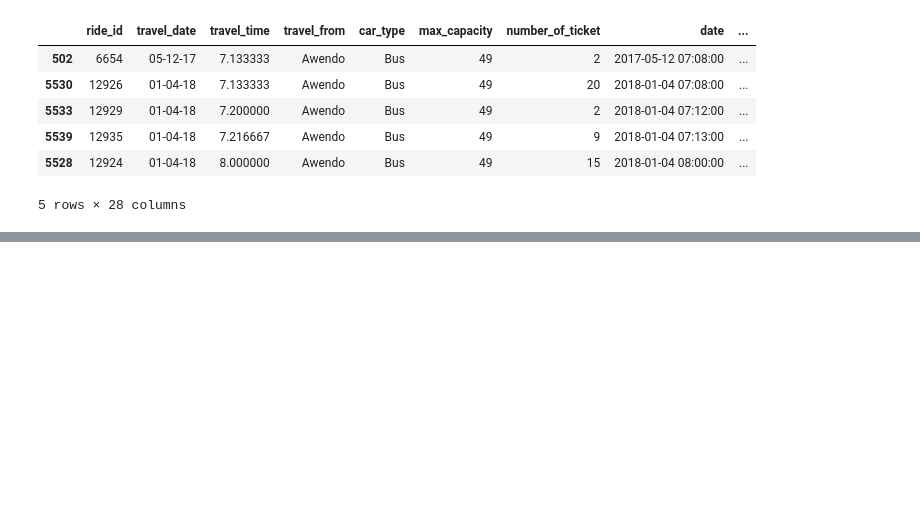
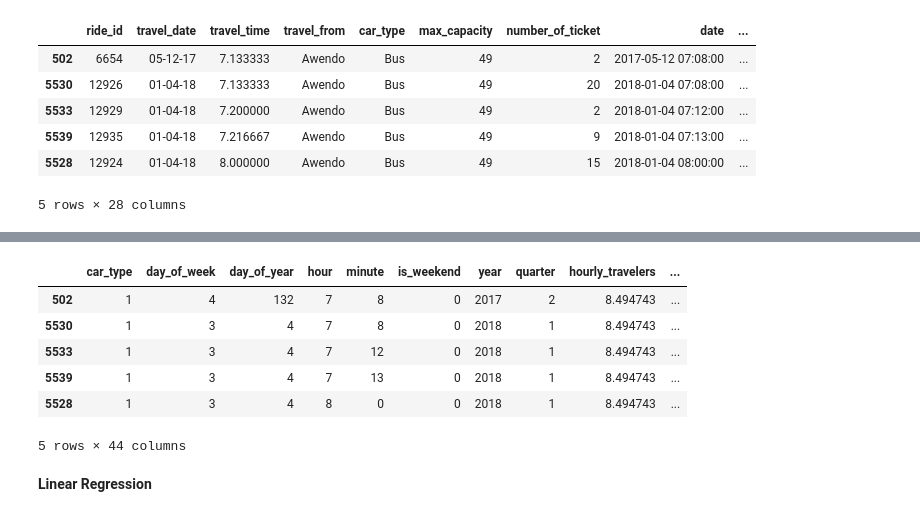
Before and after one commit to Yashwati-patel/Transport_Demand_Prediction, a Jupyter notebook: Final_Notebook_of_Transport_Demand_Prediction.ipynb, the cells around one changed output, grey strips where cells are left out. Drawn from its saved outputs; the diff is of its cells as text; code cells hidden in the pictures; blank space fills up the shorter version.

```diff
--- a/Final_Notebook_of_Transport_Demand_Prediction.ipynb
+++ b/Final_Notebook_of_Transport_Demand_Prediction.ipynb
@@ -513,0 +533,17 @@ Data.head()
+# %%
+Time = {'Migori': 7*60+8 , 'Keroka': 5*60, 'Homa Bay':7*60, 'Kisii':5*60+34, 'Keumbu':5*60+20, 'Rongo':6*60+21,
+       'Kijauri':60*4+50,'Oyugis':5*60+50, 'Awendo':6*60+38, 'Sirare':7*60+30, 'Nyachenge':6*60+10, 'Kehancha':7*60+10,
+        'Kendu Bay':6*60+10, 'Sori':7*60+30, 'Rodi':6*60+40, 'Mbita':7*60+23, 'Ndhiwa': 7*60}
+for key in Time.keys():
+    Time[key]=timedelta( minutes=Time[key])
+
+# Find the date of traveling from origin
+New_Data["Date_of_traveling_from_origin"]=New_Data.travel_from.map(Time)
+
+# Find the date of arrival at distination
+New_Data["arrival_date"]=New_Data.date+ New_Data.Date_of_traveling_from_origin
+New_Data["hod_arrived_date"]=New_Data["arrival_date"].dt.hour
+New_Data["minute_arrived_date"]=New_Data["arrival_date"].dt.minute
+del New_Data["Date_of_traveling_from_origin"],New_Data["arrival_date"]
+New_Data["is_rush_hour"]=0
+New_Data.loc[New_Data.hod_arrived_date.between(7,17),"is_rush_hour"]=1
@@ -513,0 +552,7 @@ Data.head()
+# %%
+from sklearn import preprocessing
+
+#Import LabelEncoder
+New_Data = pd.get_dummies(New_Data, columns=['travel_from','day_of_month','month'])
+label_enc = {'Bus':1,'shuttle':0}
+New_Data.replace(label_enc,inplace=True)
@@ -513,0 +571,8 @@ Data.head()
+# %%
+keys= ['ride_id']
+Target_name='number_of_ticket'
+not_used_cols=['ride_id','travel_time' ,'travel_date','date',
+               'year_woy','max_capacity','number_of_ticket',
+               'period']
+# %%
+Features = New_Data.drop(not_used_cols,axis=1).columns
@@ -513,0 +606,12 @@ Data.head()
+# %%
+New_Data[Features].head()
+# %% [output]
+|  | car_type | day_of_week | day_of_year | hour | minute | is_weekend | year | quarter | hourly_travelers | ... |
+| 502 | 1 | 4 | 132 | 7 | 8 | 0 | 2017 | 2 | 8.494743 | ... |
+| 5530 | 1 | 3 | 4 | 7 | 8 | 0 | 2018 | 1 | 8.494743 | ... |
+| 5533 | 1 | 3 | 4 | 7 | 12 | 0 | 2018 | 1 | 8.494743 | ... |
+| 5539 | 1 | 3 | 4 | 7 | 13 | 0 | 2018 | 1 | 8.494743 | ... |
+| 5528 | 1 | 3 | 4 | 8 | 0 | 0 | 2018 | 1 | 8.494743 | ... |
+5 rows × 44 columns
+# %% [markdown]
+**Linear Regression**
```
Also changed, not shown: parts of 69 cells of this notebook.
